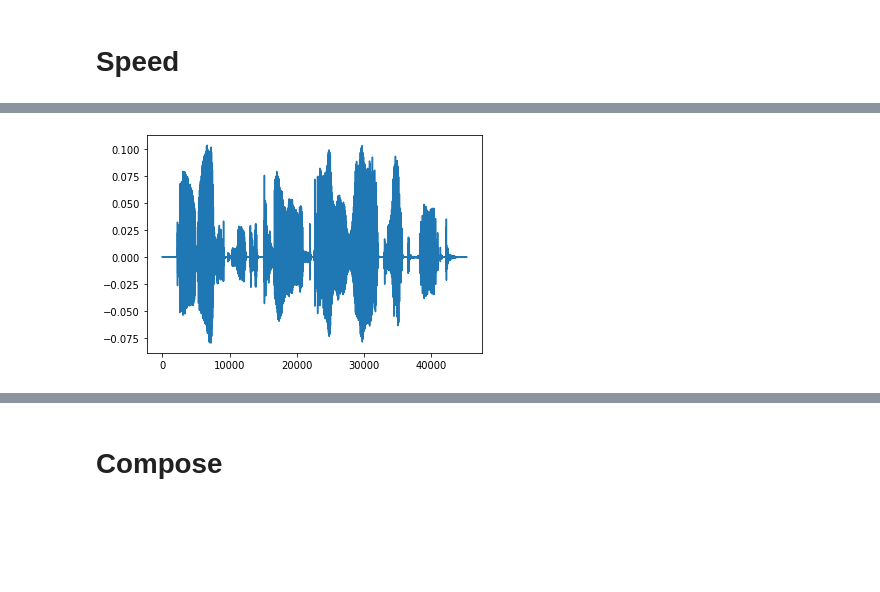
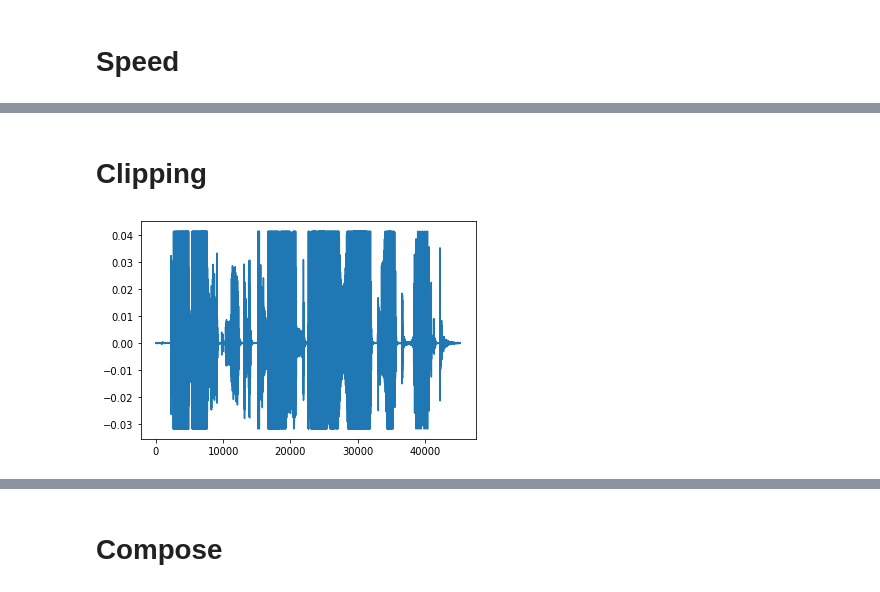
Before and after one commit to shangeth/wavencoder, a Jupyter notebook: examples/notebooks/wavencoder_transform.ipynb, the cells around one changed output, grey strips where cells are left out. Drawn from its saved outputs; the diff is of its cells as text; code cells hidden in the pictures; blank space fills up the shorter version.

Commit message:
'clipping transform added'

```diff
--- a/examples/notebooks/wavencoder_transform.ipynb
+++ b/examples/notebooks/wavencoder_transform.ipynb
@@ -46,11 +51,18 @@ speedy = speed(audio)
+# %% [markdown]
+# Clipping
+# %%
+from wavencoder.transforms import Clipping
+
+clip = Clipping()
+audio, _ = torchaudio.load('/home/shangeth/Downloads/Dataset/TIMIT/Wav_Data/TRAIN/FAEM0_SA2.WAV')
+
+clipped = clip(audio)
 # %%
-import IPython
-import matplotlib.pyplot as plt
 
-plt.plot(audio.reshape(-1))
+plt.plot(clipped.reshape(-1))
 plt.show()
 
-IPython.display.Audio(audio.reshape(-1), rate=16000)
+IPython.display.Audio(clipped.reshape(-1), rate=16000)
 # %% [output]
-[figure, old version]
+[figure, new version]
 [interactive output not drawn]
```
Also changed, not shown: parts of 10 cells of this notebook, 4 other files.
